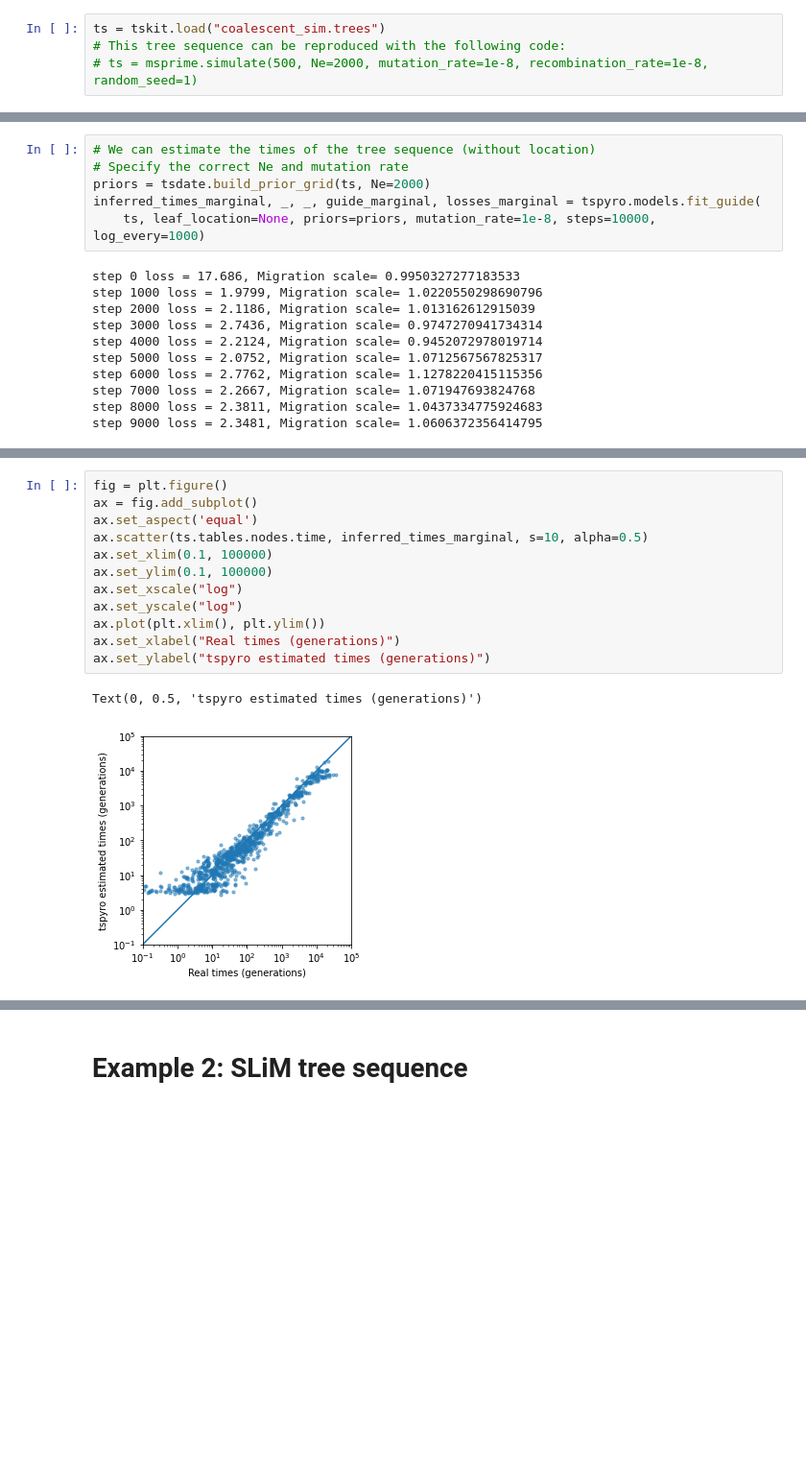
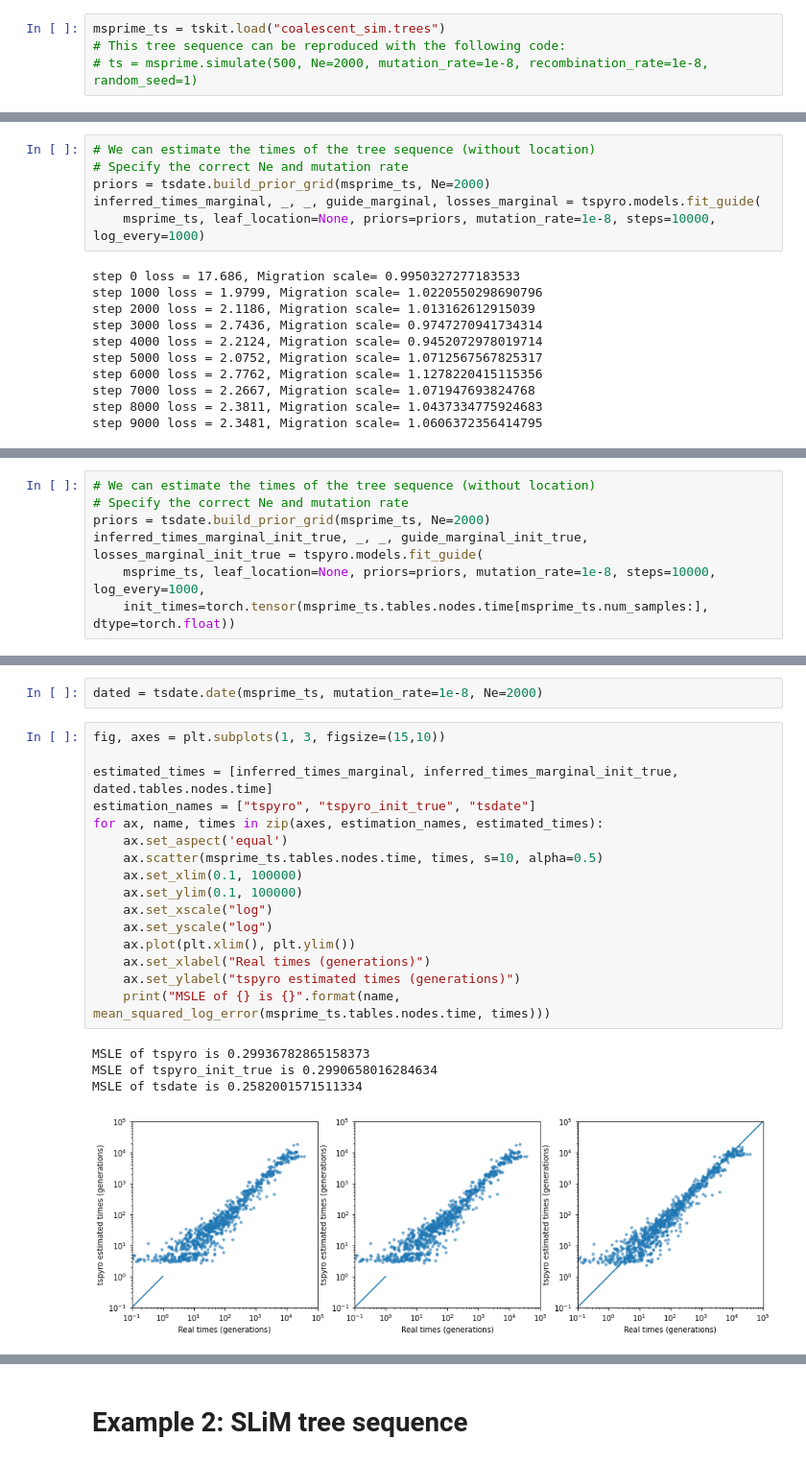
Before and after one commit to awohns/tspyro, a Jupyter notebook: validation/validation.ipynb, the cells around one changed output, grey strips where cells are left out. Shown at 96% size. Cells and saved outputs as stored; diff of their text form; blank space fills up the shorter version.

```diff
--- a/validation/validation.ipynb
+++ b/validation/validation.ipynb
@@ -20,7 +30,7 @@ import pyslim
 # %% [markdown]
 # Example 1: A tree sequence produced by msprime (no locations)
 # %%
-ts = tskit.load("coalescent_sim.trees")
+msprime_ts = tskit.load("coalescent_sim.trees")
 # This tree sequence can be reproduced with the following code:
 # ts = msprime.simulate(500, Ne=2000, mutation_rate=1e-8, recombination_rate=1e-8, random_seed=1)
 # %%
@@ -30,9 +40,9 @@ ts
 # %%
 # We can estimate the times of the tree sequence (without location)
 # Specify the correct Ne and mutation rate
-priors = tsdate.build_prior_grid(ts, Ne=2000)
+priors = tsdate.build_prior_grid(msprime_ts, Ne=2000)
 inferred_times_marginal, _, _, guide_marginal, losses_marginal = tspyro.models.fit_guide(
-    ts, leaf_location=None, priors=priors, mutation_rate=1e-8, steps=10000, log_every=1000)
+    msprime_ts, leaf_location=None, priors=priors, mutation_rate=1e-8, steps=10000, log_every=1000)
 # %% [output]
 step 0 loss = 17.686, Migration scale= 0.9950327277183533
 step 1000 loss = 1.9799, Migration scale= 1.0220550298690796
@@ -51,0 +62,7 @@ plt.plot(losses_marginal)
+# %%
+# We can estimate the times of the tree sequence (without location)
+# Specify the correct Ne and mutation rate
+priors = tsdate.build_prior_grid(msprime_ts, Ne=2000)
+inferred_times_marginal_init_true, _, _, guide_marginal_init_true, losses_marginal_init_true = tspyro.models.fit_guide(
+    msprime_ts, leaf_location=None, priors=priors, mutation_rate=1e-8, steps=10000, log_every=1000,
+    init_times=torch.tensor(msprime_ts.tables.nodes.time[msprime_ts.num_samples:], dtype=torch.float))
@@ -52,15 +85,23 @@ plt.plot(losses_marginal)
+# %%
+dated = tsdate.date(msprime_ts, mutation_rate=1e-8, Ne=2000)
 # %%
-fig = plt.figure()
-ax = fig.add_subplot()
-ax.set_aspect('equal')
-ax.scatter(ts.tables.nodes.time, inferred_times_marginal, s=10, alpha=0.5)
-ax.set_xlim(0.1, 100000)
-ax.set_ylim(0.1, 100000)
-ax.set_xscale("log")
-ax.set_yscale("log")
-ax.plot(plt.xlim(), plt.ylim())
-ax.set_xlabel("Real times (generations)")
-ax.set_ylabel("tspyro estimated times (generations)")
+fig, axes = plt.subplots(1, 3, figsize=(15,10))
+
+estimated_times = [inferred_times_marginal, inferred_times_marginal_init_true, dated.tables.nodes.time]
+estimation_names = ["tspyro", "tspyro_init_true", "tsdate"]
+for ax, name, times in zip(axes, estimation_names, estimated_times):
+    ax.set_aspect('equal')
+    ax.scatter(msprime_ts.tables.nodes.time, times, s=10, alpha=0.5)
+    ax.set_xlim(0.1, 100000)
+    ax.set_ylim(0.1, 100000)
+    ax.set_xscale("log")
+    ax.set_yscale("log")
+    ax.plot(plt.xlim(), plt.ylim())
+    ax.set_xlabel("Real times (generations)")
+    ax.set_ylabel("tspyro estimated times (generations)")
+    print("MSLE of {} is {}".format(name, mean_squared_log_error(msprime_ts.tables.nodes.time, times)))
 # %% [output]
-Text(0, 0.5, 'tspyro estimated times (generations)')
+MSLE of tspyro is 0.29936782865158373
+MSLE of tspyro_init_true is 0.2990658016284634
+MSLE of tsdate is 0.2582001571511334
-[figure, old version]
+[figure, new version]
```
Also changed, not shown: parts of 15 cells of this notebook, 1 other file.
